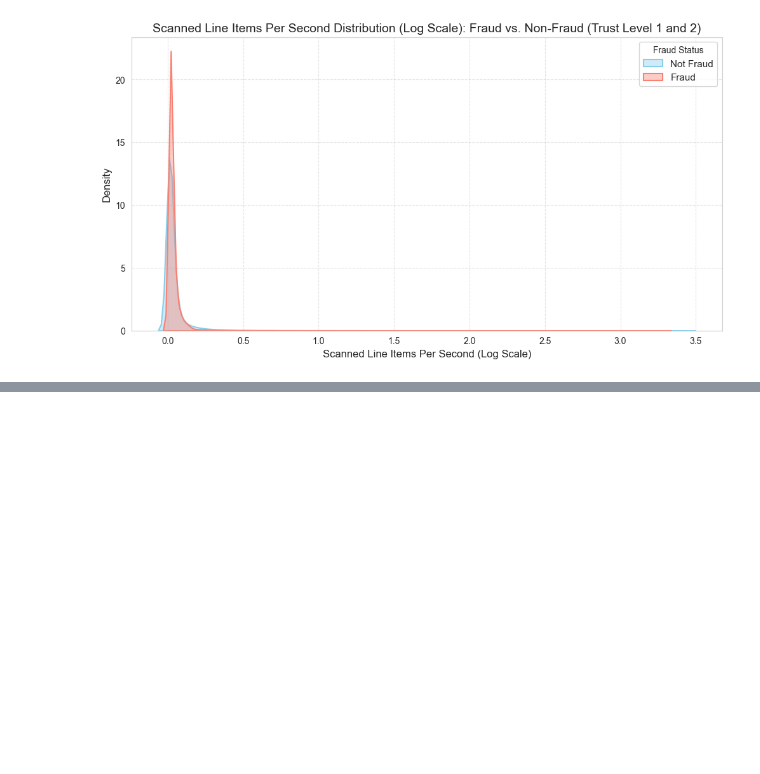
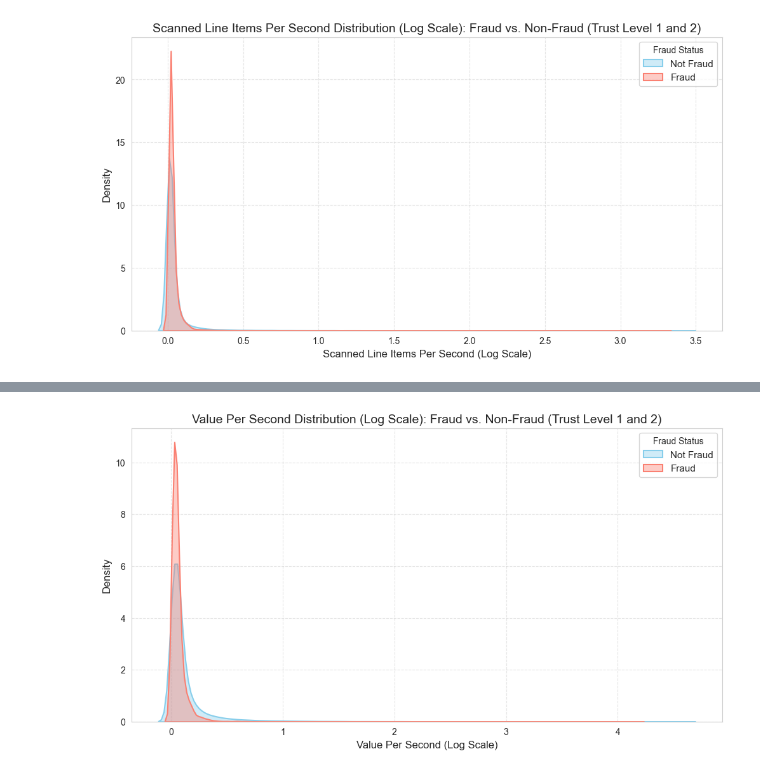
Before and after one commit to Jibincodes/AnalyticsProject2025, a Jupyter notebook: src/analysis.ipynb, the cells around one changed output, grey strips where cells are left out. Cells and saved outputs as stored; diff of their text form; code cells hidden in the pictures; blank space fills up the shorter version.

```diff
--- a/src/analysis.ipynb
+++ b/src/analysis.ipynb
@@ -596,0 +664,35 @@ plt.show()
+# %%
+#create the same density plot for 'log_valuePerSecond' variable across the 'fraud' variable when 'trustLevel' is only 1 and 2
+# Set the Seaborn style for a cleaner look
+sns.set_style("whitegrid")
+
+# Create a stacked density plot with better visual enhancements
+plt.figure(figsize=(12, 6))
+
+# Adjusting colors and transparency (alpha) for better distinction
+#trustlevel 1 and 2
+sns.kdeplot(df.loc[(df['fraud'] == 0) & (df['trustLevel'] <= 2), 'log_valuePerSecond'],
+            label='Not Fraud',
+            fill=True,
+            color='skyblue',
+            alpha=0.4,
+            lw=1.5,  # Line width for clearer borders
+            bw_adjust=1.5)  # Bandwidth adjustment to make the density smoother
+
+sns.kdeplot(df.loc[(df['fraud'] == 1) & (df['trustLevel'] <= 2), 'log_valuePerSecond'],
+            label='Fraud',
+            fill=True,
+            color='salmon',
+            alpha=0.4,
+            lw=1.5,
+            bw_adjust=1.5)
+
+# Adding axis labels, title, and customizing the legend
+plt.xlabel('Value Per Second (Log Scale)', fontsize=12)
+plt.ylabel('Density', fontsize=12)
+plt.title('Value Per Second Distribution (Log Scale): Fraud vs. Non-Fraud (Trust Level 1 and 2)', fontsize=14)
+plt.legend(title='Fraud Status', loc='upper right', fontsize=11)
+plt.grid(True, linestyle='--', alpha=0.5)
+plt.show()
+# %% [output]
+[figure, added]
```
Also changed, not shown: parts of 6 cells of this notebook.
